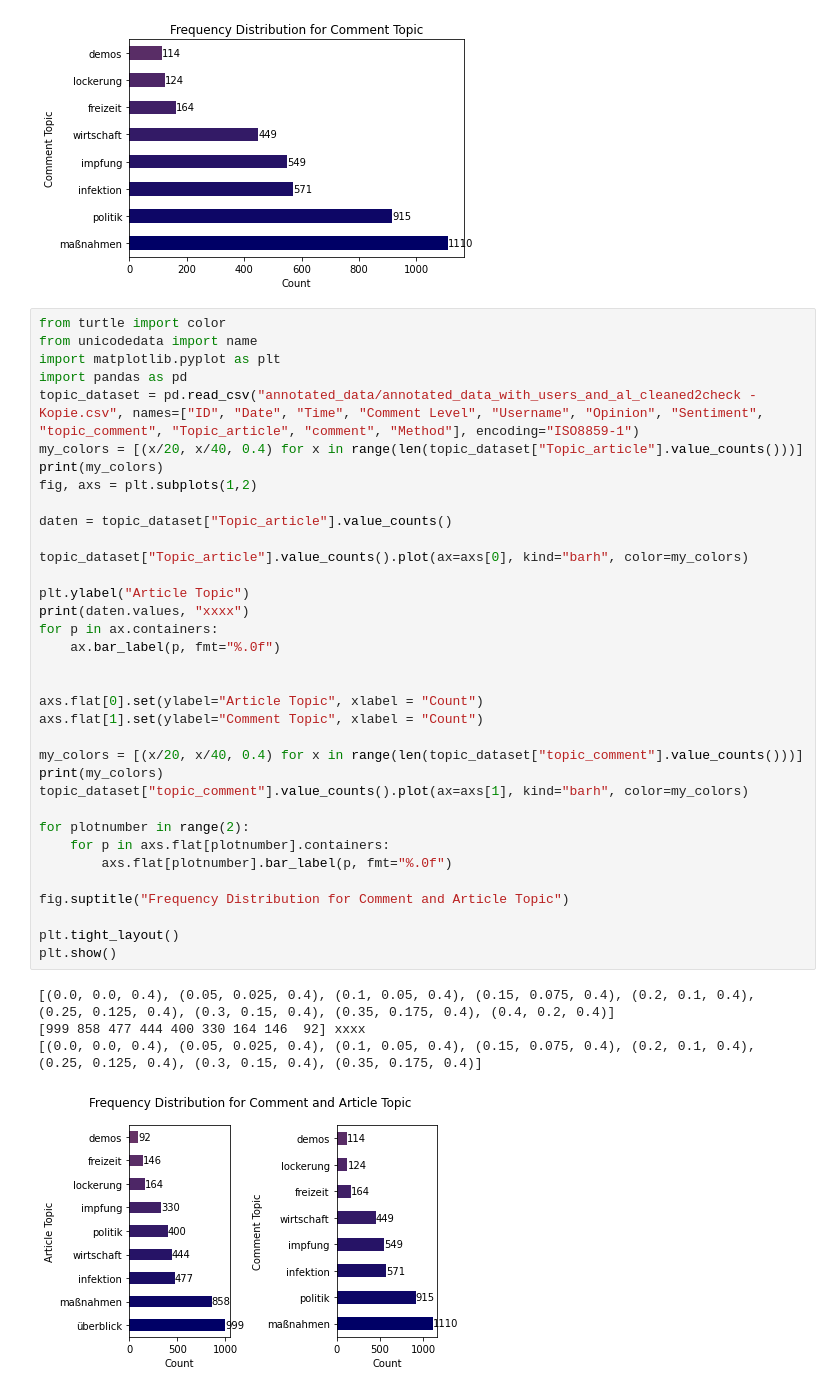
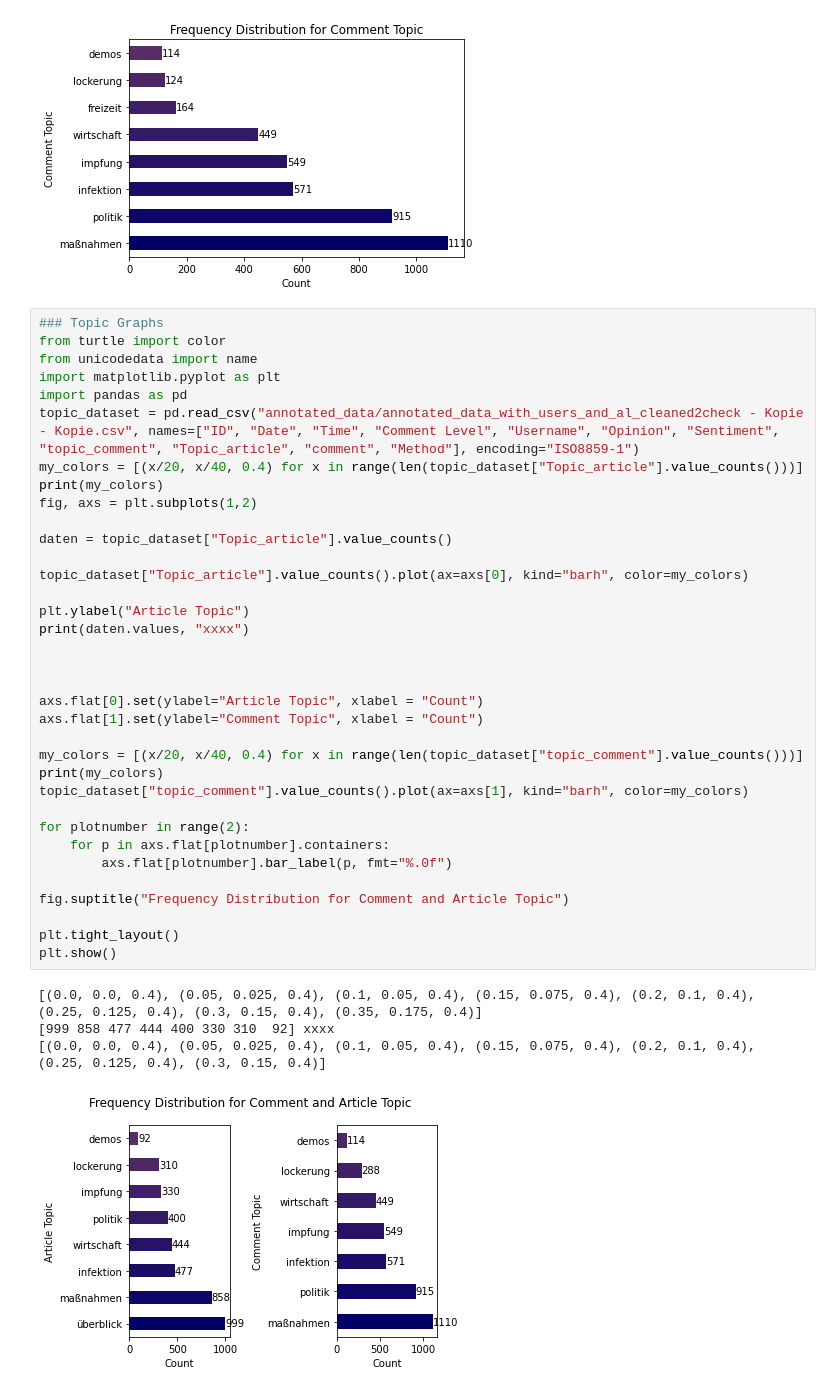
Before and after one commit to KirchnerS/Masterarbeit, a Jupyter notebook: graphs.ipynb, the cells around one changed output. Cells and saved outputs as stored; diff of their text form.

```diff
--- a/graphs.ipynb
+++ b/graphs.ipynb
@@ -796,42 +796,42 @@ plt.show()
 [(0.0, 0.0, 0.4), (0.05, 0.025, 0.4), (0.1, 0.05, 0.4), (0.15, 0.075, 0.4), (0.2, 0.1, 0.4), (0.25, 0.125, 0.4), (0.3, 0.15, 0.4), (0.35, 0.175, 0.4), (0.4, 0.2, 0.4)]
 [figure]
 # %%
+### Topic Graphs
 from turtle import color
 from unicodedata import name
 import matplotlib.pyplot as plt
 import pandas as pd
-topic_dataset = pd.read_csv("annotated_data/annotated_data_with_users_and_al_cleaned2check - Kopie.csv", names=["ID", "Date", "Time", "Comment Level", "Username", "Opinion", "Sentiment", "topic_comment", "Topic_article", "comment", "Method"], encoding="ISO8859-1")
+topic_dataset = pd.read_csv("annotated_data/annotated_data_with_users_and_al_cleaned2check - Kopie - Kopie.csv", names=["ID", "Date", "Time", "Comment Level", "Username", "Opinion", "Sentiment", "topic_comment", "Topic_article", "comment", "Method"], encoding="ISO8859-1")
 my_colors = [(x/20, x/40, 0.4) for x in range(len(topic_dataset["Topic_article"].value_counts()))]
 print(my_colors)
 fig, axs = plt.subplots(1,2)
 
 daten = topic_dataset["Topic_article"].value_counts()
 
 topic_dataset["Topic_article"].value_counts().plot(ax=axs[0], kind="barh", color=my_colors)
 
 plt.ylabel("Article Topic")
 print(daten.values, "xxxx")
-for p in ax.containers:
-    ax.bar_label(p, fmt="%.0f")
+
 
 
 axs.flat[0].set(ylabel="Article Topic", xlabel = "Count")
 axs.flat[1].set(ylabel="Comment Topic", xlabel = "Count")
 
 my_colors = [(x/20, x/40, 0.4) for x in range(len(topic_dataset["topic_comment"].value_counts()))]
 print(my_colors)
 topic_dataset["topic_comment"].value_counts().plot(ax=axs[1], kind="barh", color=my_colors)
 
 for plotnumber in range(2):
     for p in axs.flat[plotnumber].containers:
         axs.flat[plotnumber].bar_label(p, fmt="%.0f")
 
 fig.suptitle("Frequency Distribution for Comment and Article Topic")
 
 plt.tight_layout()
 plt.show()
 # %% [output]
-[(0.0, 0.0, 0.4), (0.05, 0.025, 0.4), (0.1, 0.05, 0.4), (0.15, 0.075, 0.4), (0.2, 0.1, 0.4), (0.25, 0.125, 0.4), (0.3, 0.15, 0.4), (0.35, 0.175, 0.4), (0.4, 0.2, 0.4)]
-[999 858 477 444 400 330 164 146  92] xxxx
 [(0.0, 0.0, 0.4), (0.05, 0.025, 0.4), (0.1, 0.05, 0.4), (0.15, 0.075, 0.4), (0.2, 0.1, 0.4), (0.25, 0.125, 0.4), (0.3, 0.15, 0.4), (0.35, 0.175, 0.4)]
+[999 858 477 444 400 330 310  92] xxxx
+[(0.0, 0.0, 0.4), (0.05, 0.025, 0.4), (0.1, 0.05, 0.4), (0.15, 0.075, 0.4), (0.2, 0.1, 0.4), (0.25, 0.125, 0.4), (0.3, 0.15, 0.4)]
-[figure, old version]
+[figure, new version]
```
Also changed, not shown: parts of 7 cells of this notebook, 4 other files.
